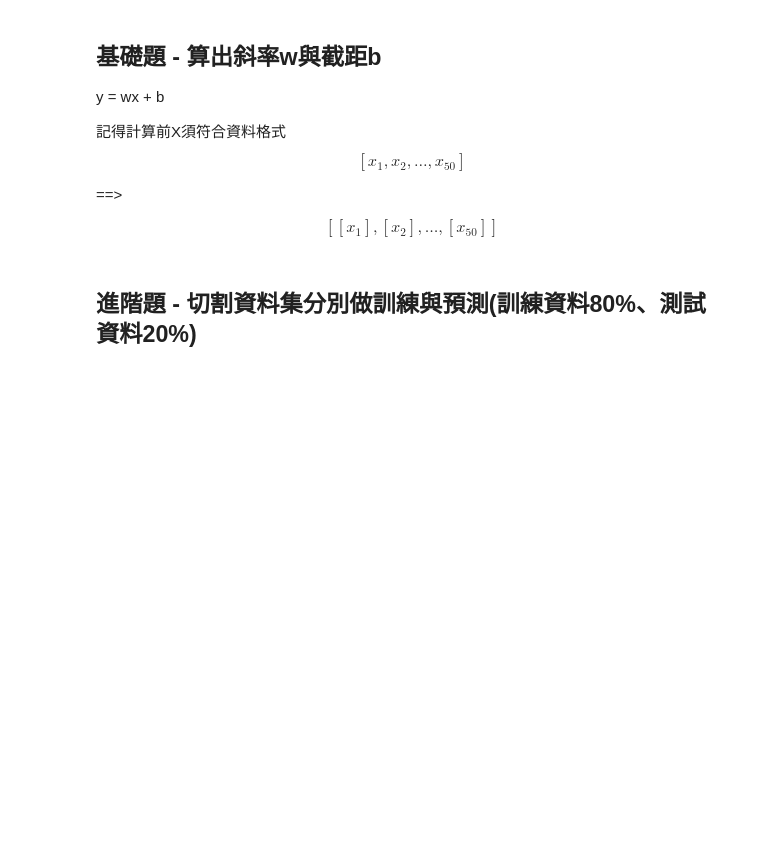
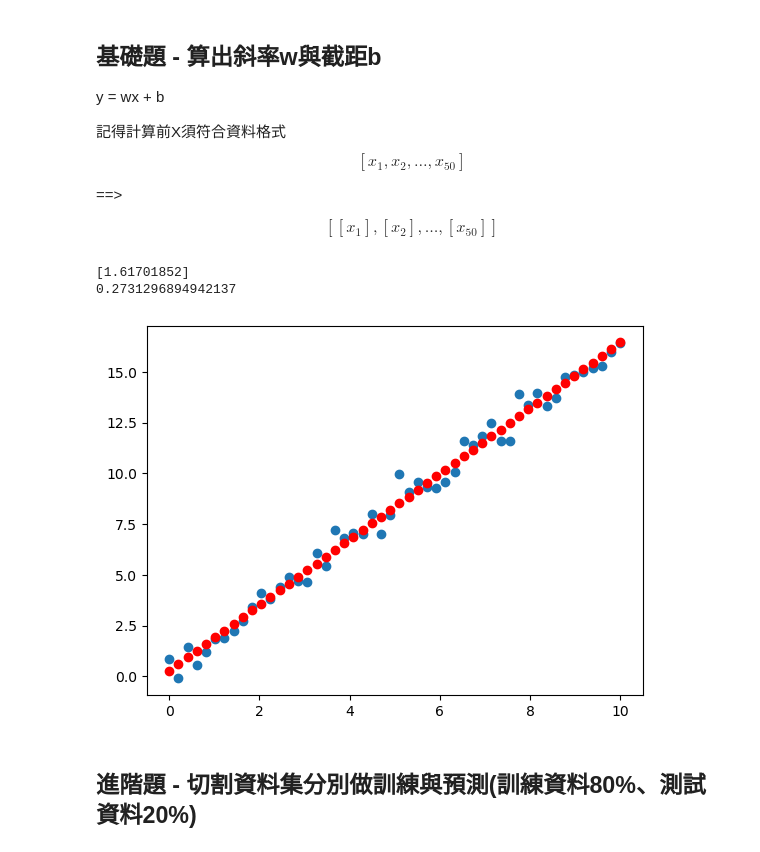
Before and after one commit to yuan0928/IMLP404, a Jupyter notebook: Unit04/Linear Regression_HW.ipynb, the cells around one changed output. Cells and saved outputs as stored; diff of their text form; code cells hidden in the pictures; blank space fills up the shorter version.

```diff
--- a/Unit04/Linear Regression_HW.ipynb
+++ b/Unit04/Linear Regression_HW.ipynb
@@ -43,3 +37,32 @@ y = np.array([ 0.85848224, -0.10657947,  1.42771901,  0.53554778,  1.20216826,
+# %%
+#匯入在sklearn.linear_model套件裡面的LinearRegression模型
+#將模型工具指派給一變數做使用
+#注意轉換x得格式1D->2D
+#將x,y資料導入LinearRegression演算法做訓練
+#列印出訓練完成之函數的斜率與截距
+
+from sklearn.linear_model import LinearRegression
+regr = LinearRegression()
+
+X = x.reshape(-1,1)
+X.shape
+
+regr.fit(X,y)
+
+Y = regr.predict(X)
+
+plt.scatter(x, y) #原本
+plt.plot(x, Y, 'ro') #預測
+
+W=regr.coef_#斜率
+print(W)
+
+b=regr.intercept_ #截距
+print(b)
+# %% [output]
+[1.61701852]
+0.2731296894942137
+[figure, added]
 # %% [markdown]
 ## 進階題 - 切割資料集分別做訓練與預測(訓練資料80%、測試資料20%)
 # %%
```
Also changed, not shown: parts of 7 cells of this notebook, 4 other files.
